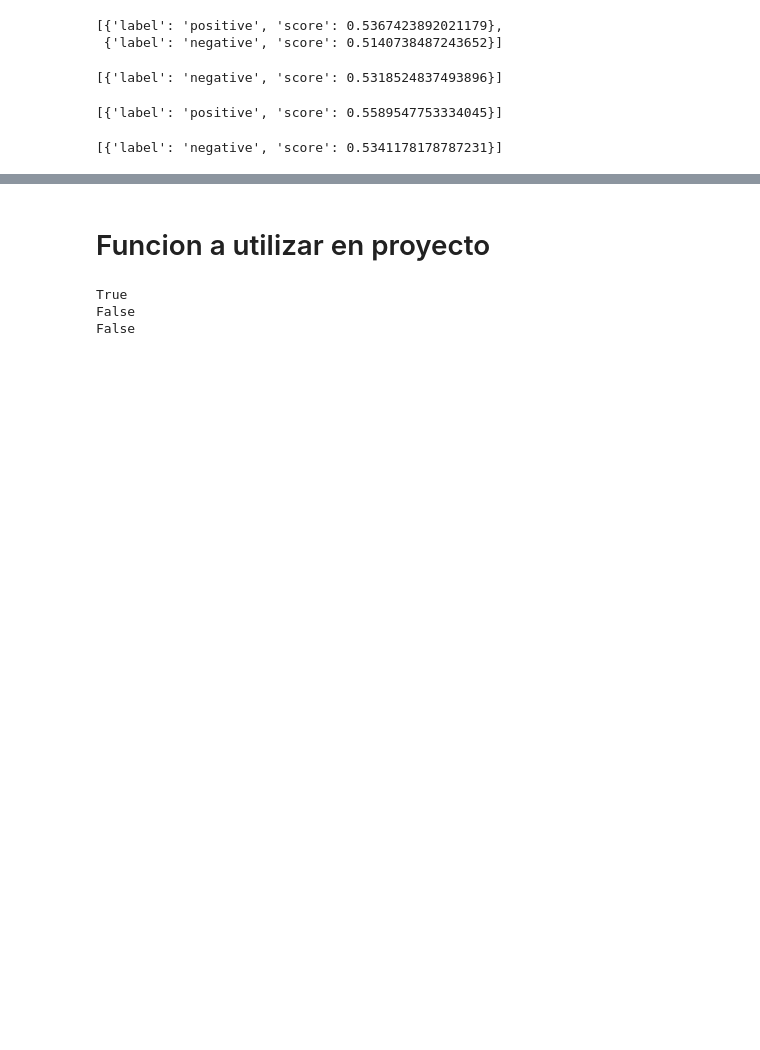
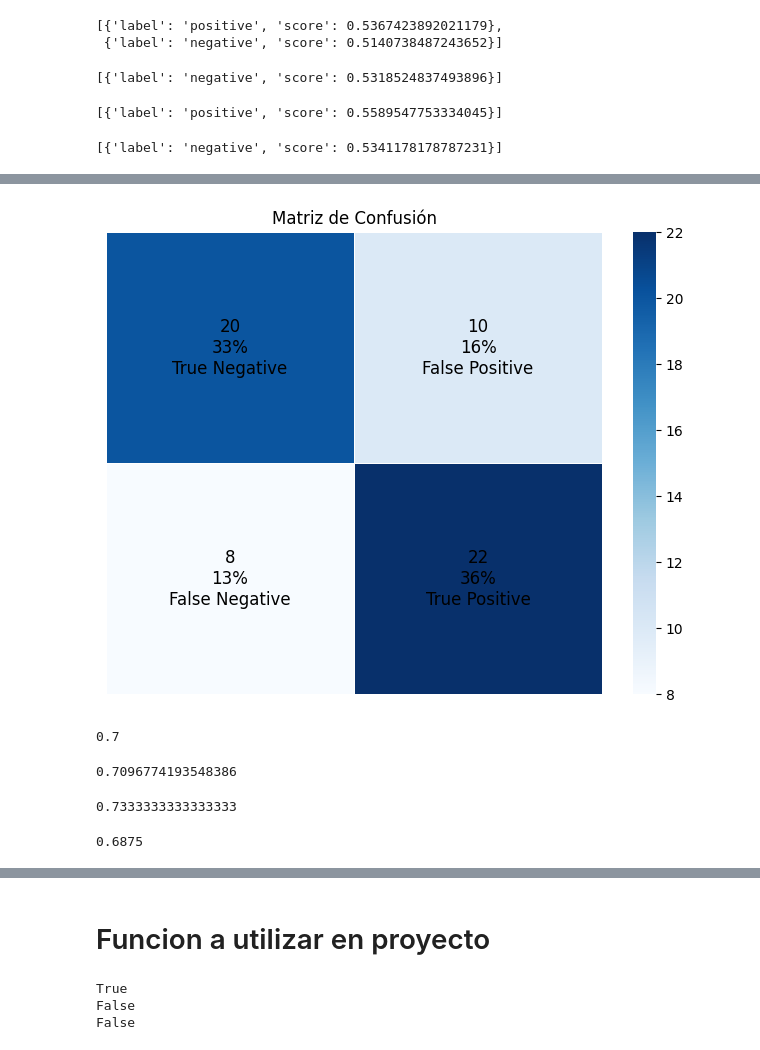
Before and after one commit to raulangelj/analisis_sentimientos_depresion, a Jupyter notebook: sentimientos.ipynb, the cells around one changed output, grey strips where cells are left out. Drawn from its saved outputs; the diff is of its cells as text; code cells hidden in the pictures; blank space fills up the shorter version.

```diff
--- a/sentimientos.ipynb
+++ b/sentimientos.ipynb
@@ -348,0 +391,51 @@ sentiment_model('ya no puedo con mi vida, no quiero que me hablen')
+# %%
+import itertools
+import seaborn as sns
+import matplotlib.pyplot as plt
+# crear la matriz de confusion usando el modelo de sentiment analysis
+from sklearn.metrics import confusion_matrix
+y_true = df['Label']
+y_pred = []
+for i in df['Text']:
+   pred = sentiment_model(i)
+   new_label = 1 if pred[0]['label'] == 'positive' else 0
+   y_pred.append(new_label)
+cf_matrix = confusion_matrix(y_true, y_pred)
+# Define las etiquetas
+labels = ['True Negative', 'False Positive', 'False Negative', 'True Positive']
+
+total = np.sum(cf_matrix)
+
+# Crea un mapa de calor para visualizar la matriz de confusión
+plt.figure(figsize=(8, 6))
+sns.heatmap(cf_matrix, annot=False, fmt='', cmap='Blues', linewidths=.5, xticklabels=False, yticklabels=False)
+for i, j in itertools.product(range(2), range(2)):
+   plt.text(j + 0.5, i + 0.5, str(cf_matrix[i, j]) + '\n' + str(int(cf_matrix[i,j] * 100 / total)) + '%' + '\n' + labels[i * 2 + j], ha='center', va='center', fontsize=12)
+plt.title('Matriz de Confusión')
+plt.show()
+# %% [output]
+[figure, added]
+# %%
+# muestra el accuracy del modelo de sentiment analysis
+from sklearn.metrics import accuracy_score
+accuracy_score(y_true, y_pred)
+# %% [output]
+0.7
+# %%
+# muestra el f1 score del modelo de sentiment analysis
+from sklearn.metrics import f1_score
+f1_score(y_true, y_pred)
+# %% [output]
+0.7096774193548386
+# %%
+# muestra el recall del modelo de sentiment analysis
+from sklearn.metrics import recall_score
+recall_score(y_true, y_pred)
+# %% [output]
+0.7333333333333333
+# %%
+# muestra el precision del modelo de sentiment analysis
+from sklearn.metrics import precision_score
+precision_score(y_true, y_pred)
+# %% [output]
+0.6875
```
Also changed, not shown: parts of 14 cells of this notebook, 6 other files.
